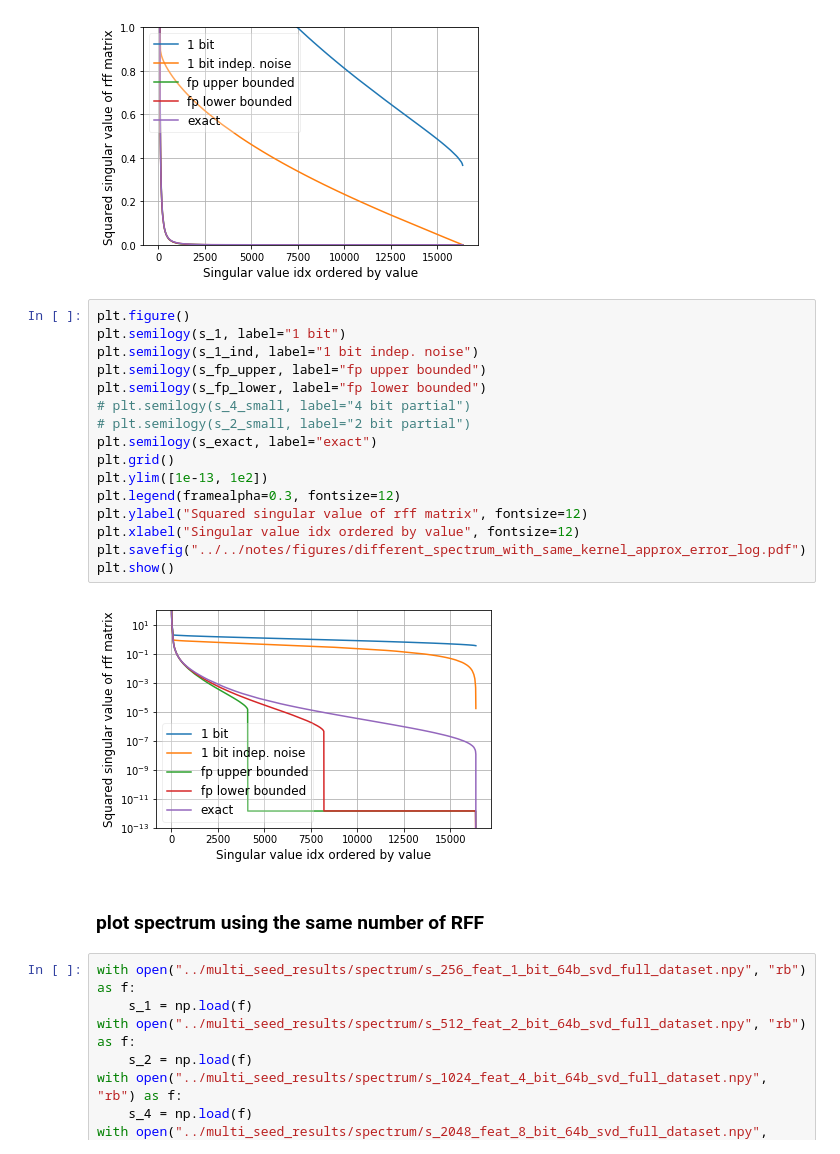
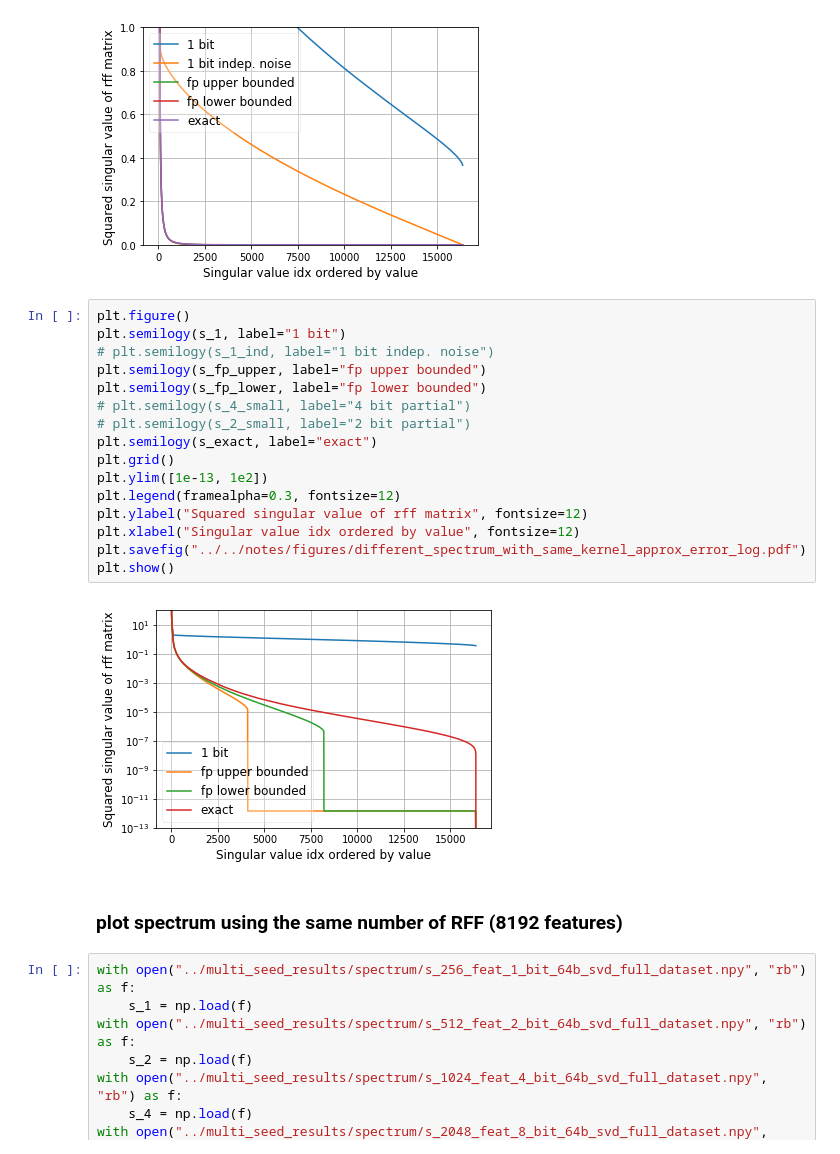
Before and after one commit to JianGoForIt/lp_rffs, a Jupyter notebook: kernel_reg/notebook/Census-Kernel-Ridge-Regression-RFF-Spectrum-64bit-svd-full-spectrum.ipynb, the cells around one changed output. Drawn from its saved outputs; the diff is of its cells as text.

Commit message:
experiment section finished up to spectrum

```diff
--- a/kernel_reg/notebook/Census-Kernel-Ridge-Regression-RFF-Spectrum-64bit-svd-full-spectrum.ipynb
+++ b/kernel_reg/notebook/Census-Kernel-Ridge-Regression-RFF-Spectrum-64bit-svd-full-spectrum.ipynb
@@ -693,23 +693,23 @@ plt.show()
 # %%
 plt.figure()
 plt.semilogy(s_1, label="1 bit")
-plt.semilogy(s_1_ind, label="1 bit indep. noise")
+# plt.semilogy(s_1_ind, label="1 bit indep. noise")
 plt.semilogy(s_fp_upper, label="fp upper bounded")
 plt.semilogy(s_fp_lower, label="fp lower bounded")
 # plt.semilogy(s_4_small, label="4 bit partial")
 # plt.semilogy(s_2_small, label="2 bit partial")
 plt.semilogy(s_exact, label="exact")
 plt.grid()
 plt.ylim([1e-13, 1e2])
 plt.legend(framealpha=0.3, fontsize=12)
 plt.ylabel("Squared singular value of rff matrix", fontsize=12)
 plt.xlabel("Singular value idx ordered by value", fontsize=12)
 plt.savefig("../../notes/figures/different_spectrum_with_same_kernel_approx_error_log.pdf")
 plt.show()
 # %% [output]
-[figure, old version]
+[figure, new version]
 # %% [markdown]
-### plot spectrum using the same number of RFF
+### plot spectrum using the same number of RFF (8192 features)
 # %%
 with open("../multi_seed_results/spectrum/s_256_feat_1_bit_64b_svd_full_dataset.npy", "rb") as f:
     s_1 = np.load(f)
```
Also changed, not shown: parts of 1 cell of this notebook, 4 other files.
